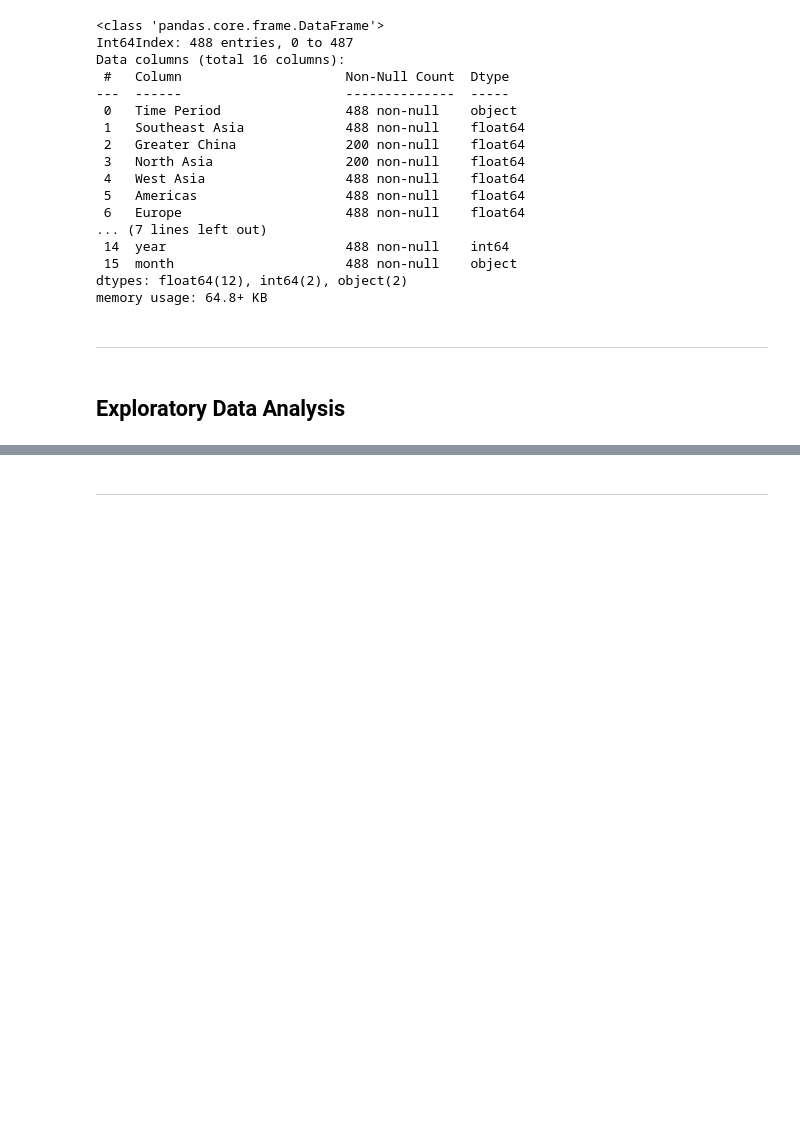
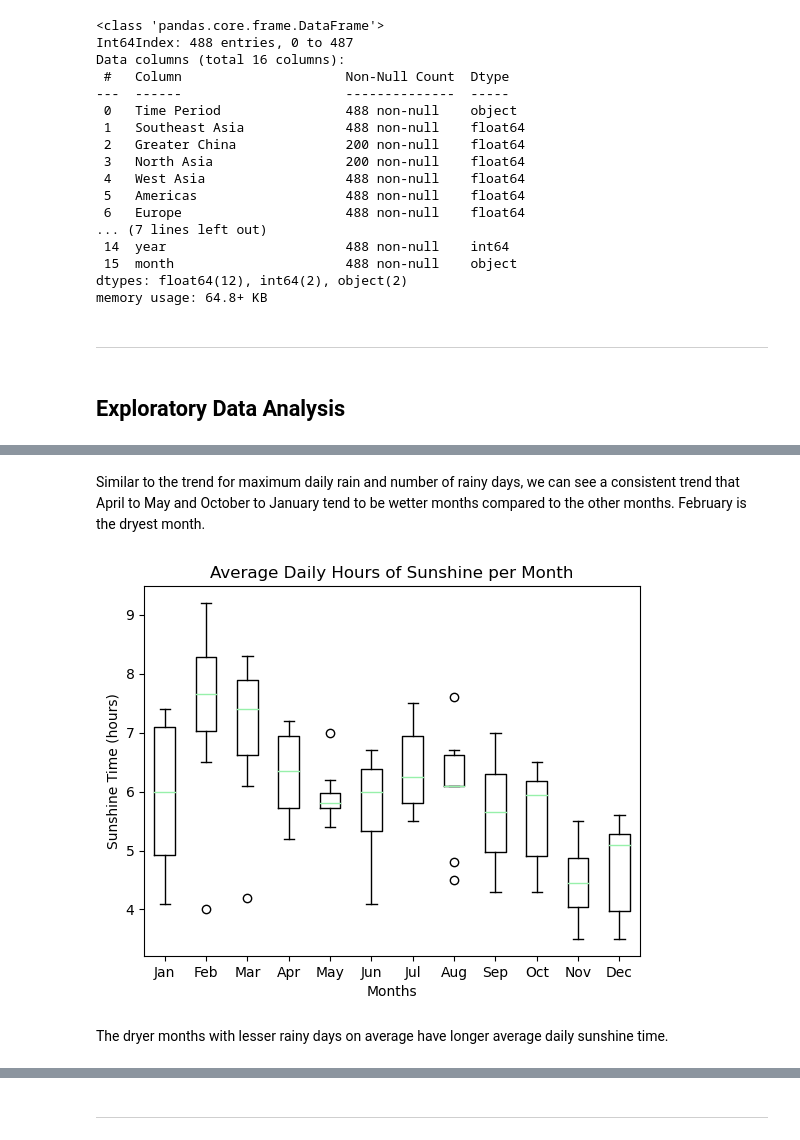
Before and after one commit to altheaxcvii/GA-Labs, a Jupyter notebook: Project 1/code/proj1code.ipynb, the cells around one changed output, grey strips where cells are left out. Drawn from its saved outputs; the diff is of its cells as text; code cells hidden in the pictures; blank space fills up the shorter version.

```diff
--- a/Project 1/code/proj1code.ipynb
+++ b/Project 1/code/proj1code.ipynb
@@ -132,0 +206,18 @@ memory usage: 64.8+ KB
+# %% [markdown]
+Similar to the trend for maximum daily rain and number of rainy days, we can see a consistent trend that April to May and October to January tend to be wetter months compared to the other months. February is the dryest month.
+# %%
+sunshine_list = []
+for x in ten_years_weather['month'].unique():
+    data = ten_years_weather[ten_years_weather['month'] == x]['mean_sunshine_hrs'].to_list()
+    sunshine_list.append(data)
+fig, ax = plt.subplots()
+ax.boxplot(sunshine_list)
+plt.xticks([1,2,3,4,5,6,7,8,9,10,11,12], months)
+plt.title('Average Daily Hours of Sunshine per Month')
+plt.xlabel('Months')
+plt.ylabel('Sunshine Time (hours)')
+plt.show()
+# %% [output]
+[figure, added]
+# %% [markdown]
+The dryer months with lesser rainy days on average have longer average daily sunshine time.
```
Also changed, not shown: parts of 18 cells of this notebook.
